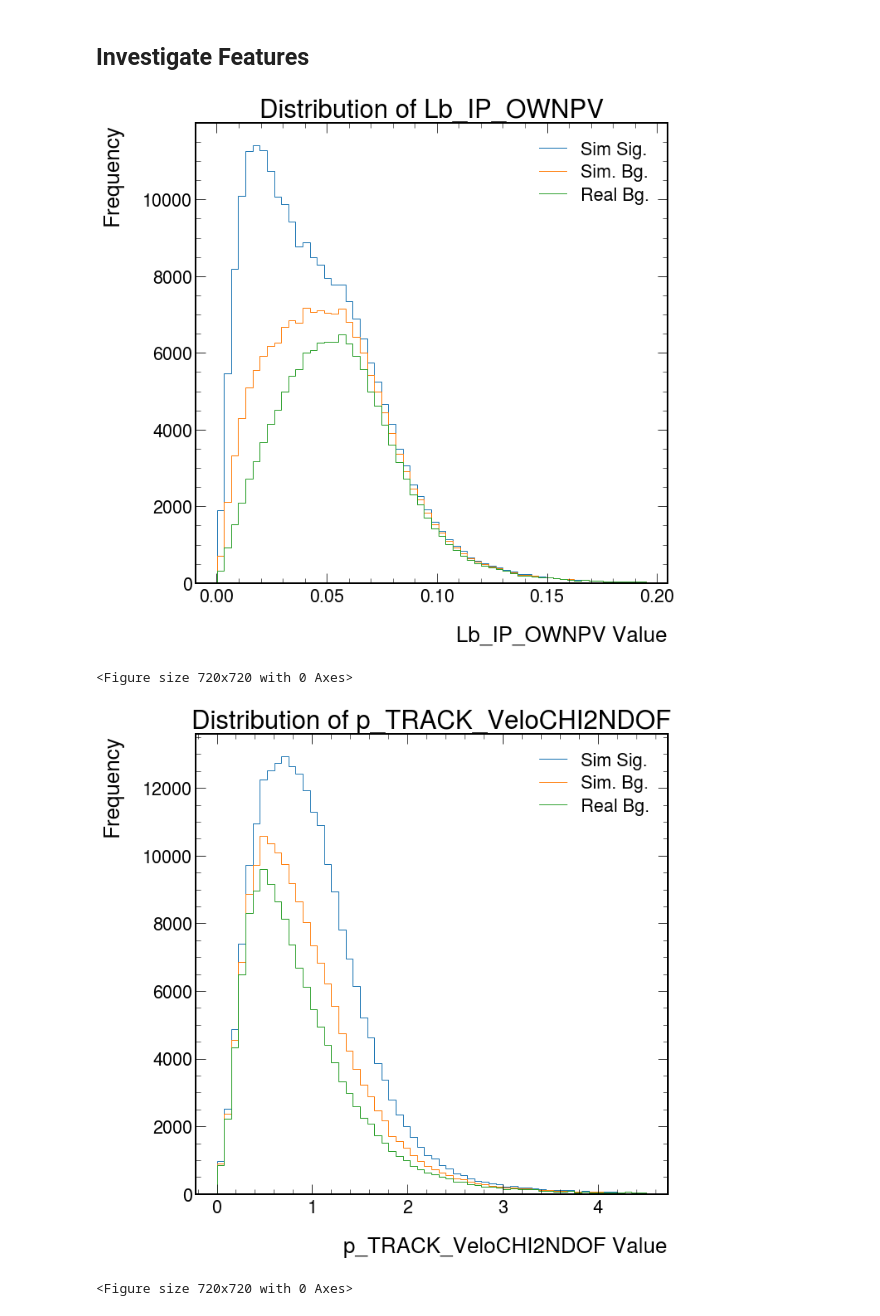
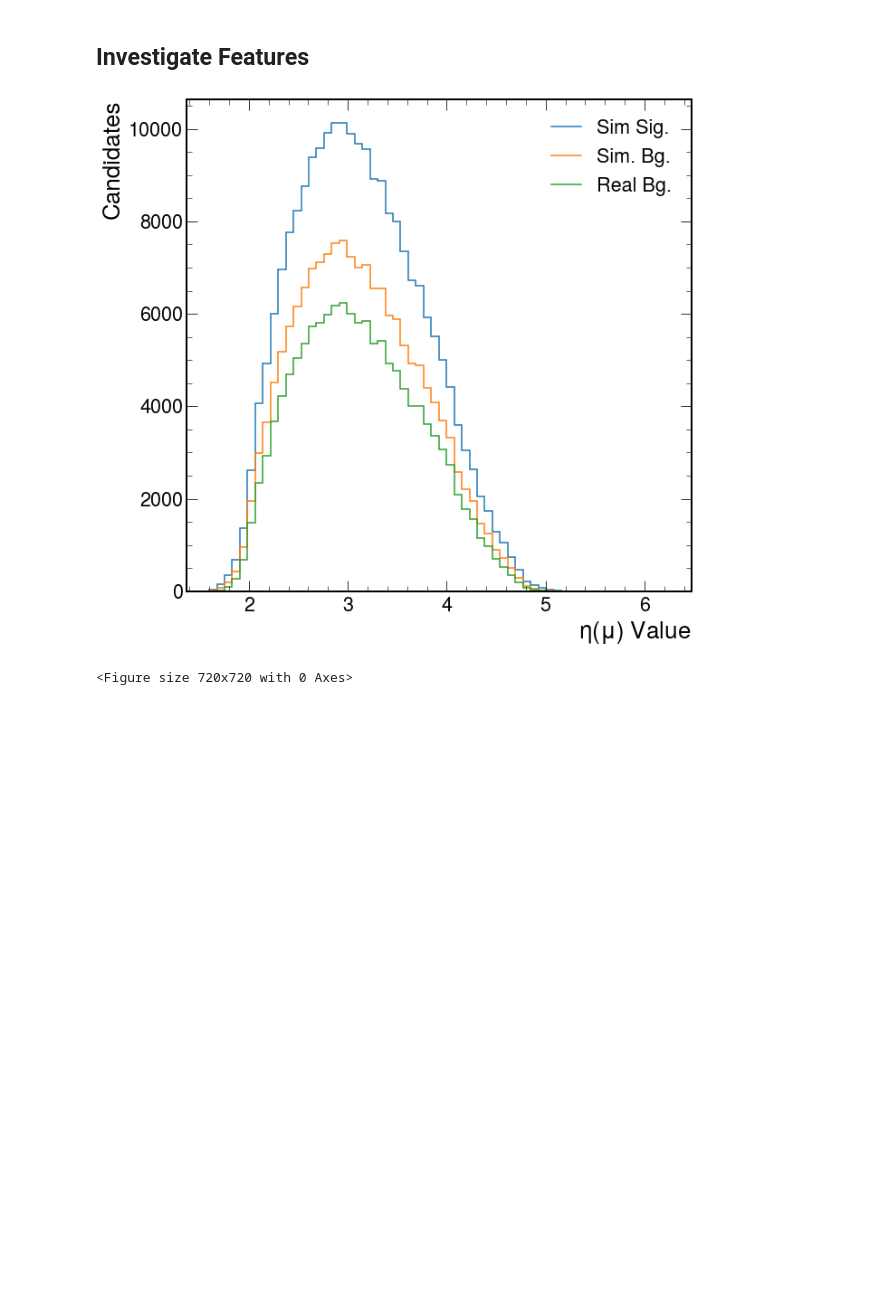
Before and after one commit to ChandlerKenworthy/Y4RareDecayProject, a Jupyter notebook: manual_selection/NewManualSelection.ipynb, the cells around one changed output. Cells and saved outputs as stored; diff of their text form; code cells hidden in the pictures; blank space fills up the shorter version.

Commit message:
Changed plotting style to be consistent

```diff
--- a/manual_selection/NewManualSelection.ipynb
+++ b/manual_selection/NewManualSelection.ipynb
@@ -7,7 +7,7 @@ import pandas as pd
 import uproot as up
 import matplotlib.pyplot as plt
 import mplhep as hep
-plt.style.use([hep.style.CMS, hep.style.firamath])
+plt.style.use([hep.style.ROOT, hep.style.firamath])
 # %%
 sname = "/disk/moose/lhcb/djdt/Lb2L1520mueTuples/MC/2016MD/fullSampleOct2021/job207-CombDVntuple-15314000-MC2016MD_Full-pKmue-MC.root"
 fname = "/disk/moose/lhcb/djdt/Lb2L1520mueTuples/realData/2016MD/halfSampleOct2021/blindedTriggeredL1520Selec-collision-firstHalf2016MD-pKmue_Fullv9.root"
@@ -144,29 +144,27 @@ sim_df.head()
 NBINS = 60
 g = sim_df.groupby('category')
 # %%
-for q in keep_feats:
+for q in ['L1_ETA']:
     test_feature = q
 
     # Find a bin distribution that will suit all the data...
     min_feat_value = np.min(pd.concat([real_df[test_feature], sim_df[test_feature]]).to_numpy())
     max_feat_value = np.mean(pd.concat([real_df[test_feature], sim_df[test_feature]]).to_numpy())+5*np.std(pd.concat([real_df[test_feature], sim_df[test_feature]]).to_numpy())
     bins = np.linspace(min_feat_value, max_feat_value, NBINS+1)
 
-    h_real, _ = np.histogram(real_df[test_feature][real_df[test_feature].between(min_feat_value, max_feat_value)], bins=bins)
+    h_real, _ = np.histogram(real_df[test_feature][real_df[test_feature].between(min_feat_value, max_feat_value)], bins=bins,)
     h_fakebg, _ = np.histogram(g.get_group(0)[test_feature][g.get_group(0)[test_feature].between(min_feat_value, max_feat_value)], bins=bins)
     h_sig, _ = np.histogram(g.get_group(1)[test_feature][g.get_group(1)[test_feature].between(min_feat_value, max_feat_value)], bins=bins)
 
     fig, ax = plt.subplots(1, 1)
     hep.histplot([h_real, h_fakebg, h_sig], bins, ax=ax, stack=True, label=['Real Bg.', 'Sim. Bg.', 'Sim Sig.'])
-    plt.title(f'Distribution of {test_feature}')
-    plt.ylabel('Frequency')
-    plt.xlabel(f'{test_feature} Value')
+    #plt.title(f'Distribution of {test_feature}')
+    plt.ylabel('Candidates')
+    plt.xlabel(r'$\eta(\mu)$ Value')
     plt.legend()
     plt.savefig(f'../images/ManualCuts/{test_feature}.png', dpi=800)
     plt.show()
     plt.clf()
 # %% [output]
-[figure, old version]
+[figure, new version]
 <Figure size 720x720 with 0 Axes>
-[figure, removed]
-<Figure size 720x720 with 0 Axes>
```
Also changed, not shown: parts of 1 cell of this notebook.
